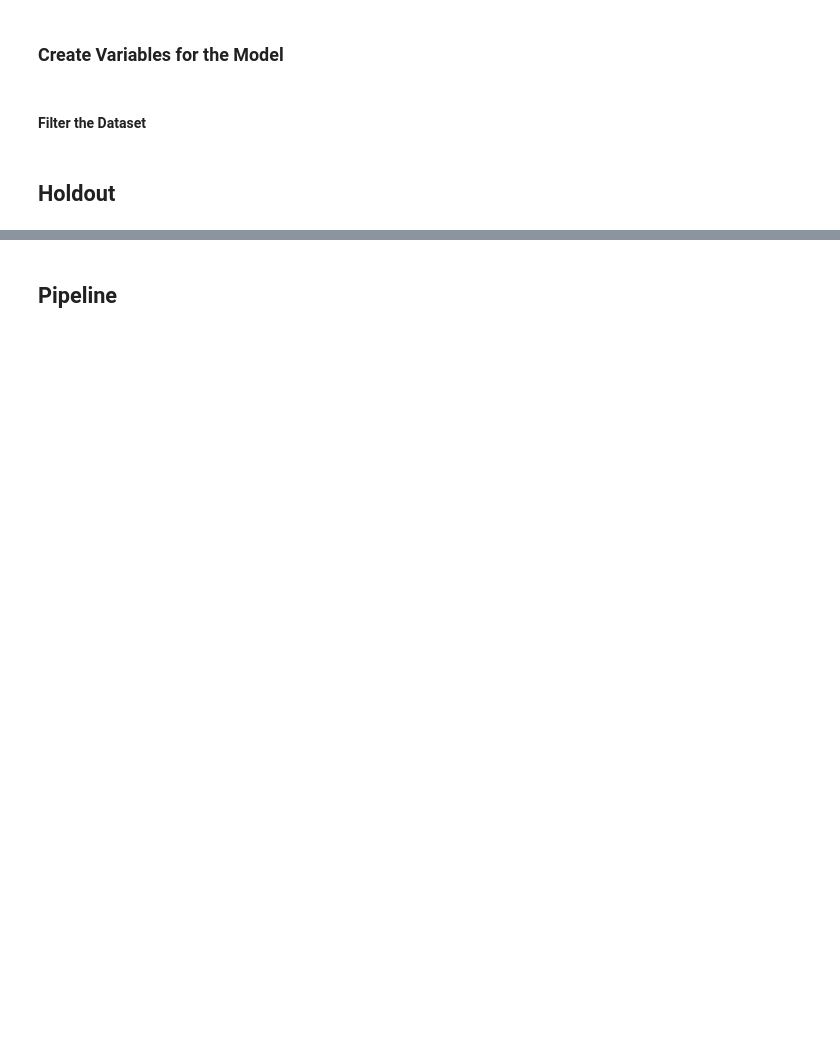
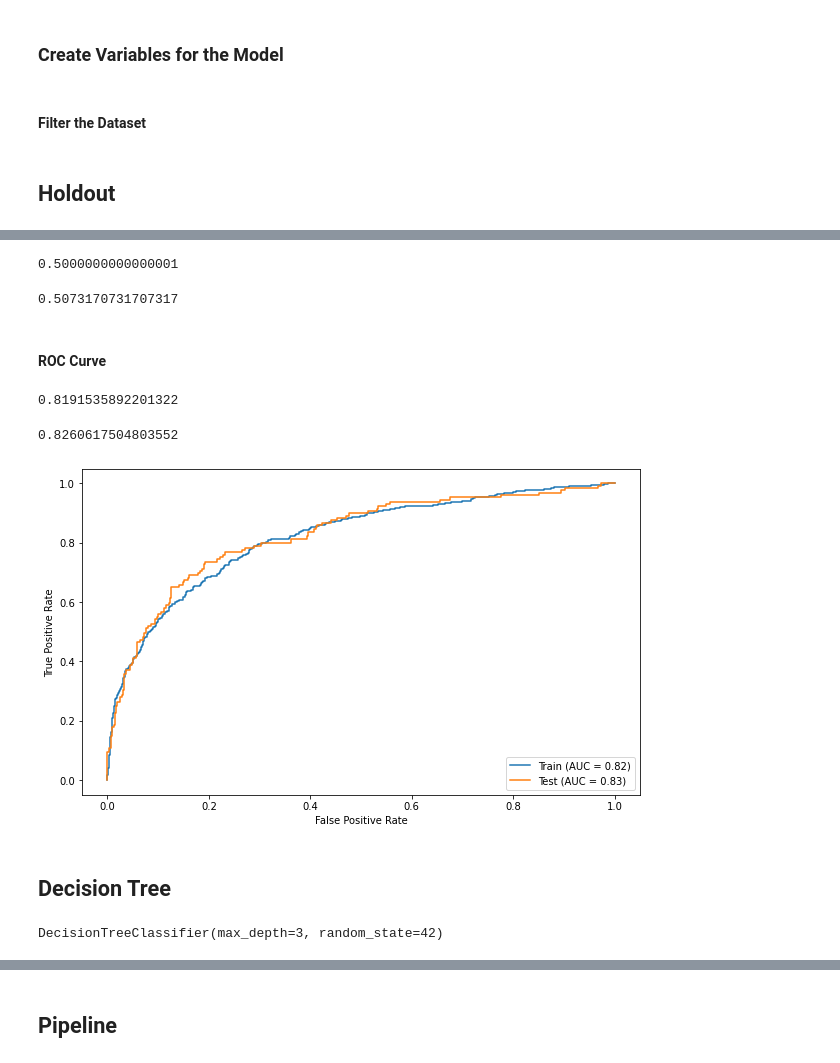
Before and after one commit to gabrielanakasato/rain-prediction, a Jupyter notebook: part02-baseline.ipynb, the cells around one changed output, grey strips where cells are left out. Drawn from its saved outputs; the diff is of its cells as text; code cells hidden in the pictures; blank space fills up the shorter version.

```diff
--- a/part02-baseline.ipynb
+++ b/part02-baseline.ipynb
@@ -340,0 +349,6 @@ X_train, X_test, y_train, y_test = train_test_split(X, y, test_size=.2, stratify
+# %%
+# Instance the class
+scaler = StandardScaler()
+
+# Train the 'scaler'
+scaler.fit(X_train)
@@ -340,0 +357,4 @@ X_train, X_test, y_train, y_test = train_test_split(X, y, test_size=.2, stratify
+# %%
+# Standardize the variables
+X_train_std = scaler.transform(X_train)
+X_test_std = scaler.transform(X_test)
@@ -340,0 +367,6 @@ X_train, X_test, y_train, y_test = train_test_split(X, y, test_size=.2, stratify
+# %%
+# Instance the model
+logistic = LogisticRegression()
+
+# Train the model
+logistic.fit(X=X_train_std, y=y_train)
@@ -340,0 +481,39 @@ X_train, X_test, y_train, y_test = train_test_split(X, y, test_size=.2, stratify
+# %%
+# Training Set Recall
+f1_score(y_true=y_train, y_pred=logistic.predict(X_train_std))
+# %% [output]
+0.5000000000000001
+# %%
+# Test Set Recall
+f1_score(y_true=y_test, y_pred=logistic.predict(X_test_std))
+# %% [output]
+0.5073170731707317
+# %% [markdown]
+#### ROC Curve
+# %%
+# Training Set Recall
+roc_auc_score(y_true=y_train, y_score=logistic.predict_proba(X_train_std)[:, 1])
+# %% [output]
+0.8191535892201322
+# %%
+# Test Set Recall
+roc_auc_score(y_true=y_test, y_score=logistic.predict_proba(X_test_std)[:, 1])
+# %% [output]
+0.8260617504803552
+# %%
+fig, ax = plt.subplots(figsize=(10,6))
+
+plot_roc_curve(estimator=logistic, X=X_train_std, y=y_train, ax=ax, name='Train')
+plot_roc_curve(estimator=logistic, X=X_test_std, y=y_test, ax=ax, name='Test');
+# %% [output]
+[figure, added]
+# %% [markdown]
+## Decision Tree
+# %%
+# Instance the model
+tree_baseline = DecisionTreeClassifier(max_depth=3, random_state=42)
+
+# Train the model
+tree_baseline.fit(X=X_train, y=y_train)
+# %% [output]
+DecisionTreeClassifier(max_depth=3, random_state=42)
```
Also changed, not shown: parts of 37 cells of this notebook.
